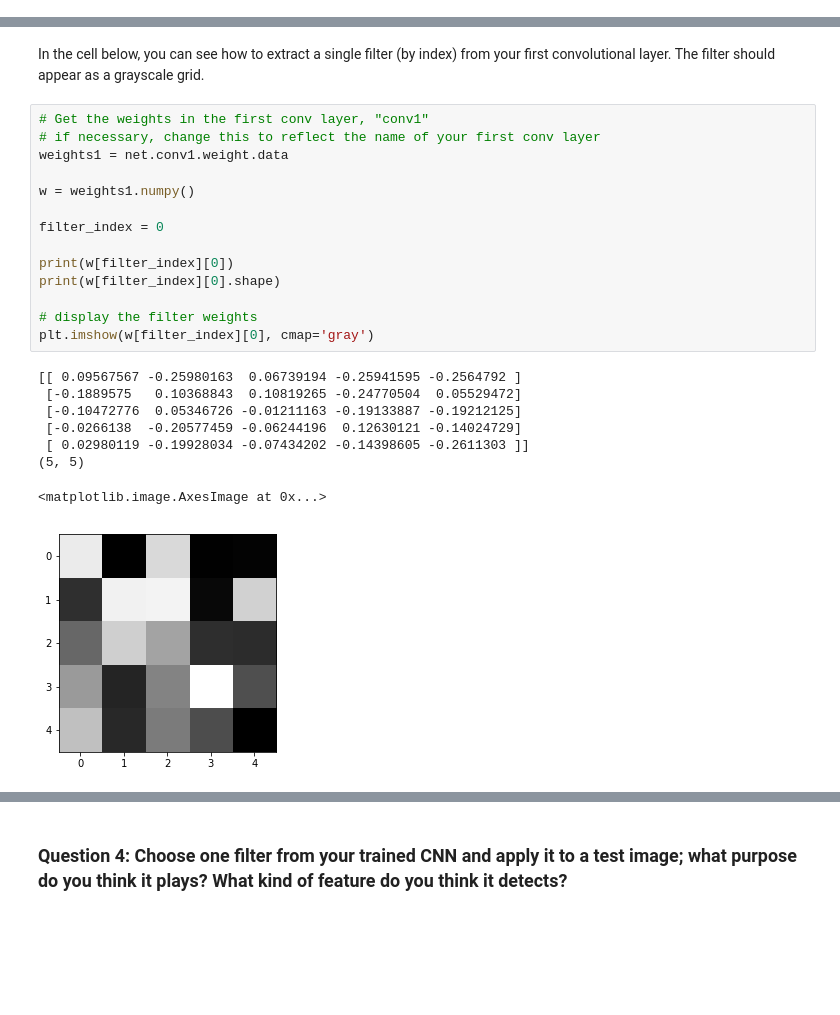
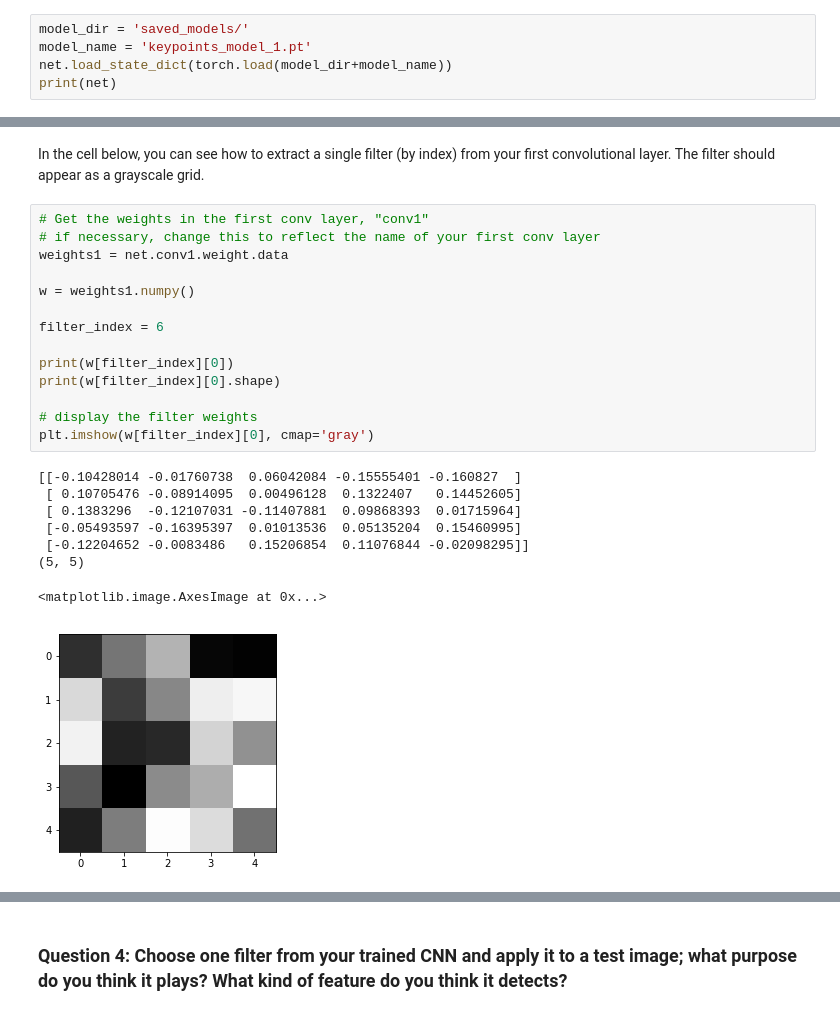
Before and after one commit to mikethreeacer/Facial-Keypoint-Detection, a Jupyter notebook: 2. Define the Network Architecture.ipynb, the cells around one changed output, grey strips where cells are left out. Cells and saved outputs as stored; diff of their text form; blank space fills up the shorter version.

```diff
--- a/2. Define the Network Architecture.ipynb
+++ b/2. Define the Network Architecture.ipynb
@@ -137,3 +137,8 @@ Net(
   (fc2): Linear(in_features=1000, out_features=1000, bias=True)
   (fc3): Linear(in_features=1000, out_features=136, bias=True)
 )
+# %%
+model_dir = 'saved_models/'
+model_name = 'keypoints_model_1.pt'
+net.load_state_dict(torch.load(model_dir+model_name))
+print(net)
@@ -704,26 +736,26 @@ In the cell below, you can see how to extract a single filter (by index) from yo
 # %%
 # Get the weights in the first conv layer, "conv1"
 # if necessary, change this to reflect the name of your first conv layer
 weights1 = net.conv1.weight.data
 
 w = weights1.numpy()
 
-filter_index = 0
+filter_index = 6
 
 print(w[filter_index][0])
 print(w[filter_index][0].shape)
 
 # display the filter weights
 plt.imshow(w[filter_index][0], cmap='gray')
 # %% [output]
-[[ 0.09567567 -0.25980163  0.06739194 -0.25941595 -0.2564792 ]
- [-0.1889575   0.10368843  0.10819265 -0.24770504  0.05529472]
- [-0.10472776  0.05346726 -0.01211163 -0.19133887 -0.19212125]
- [-0.0266138  -0.20577459 -0.06244196  0.12630121 -0.14024729]
- [ 0.02980119 -0.19928034 -0.07434202 -0.14398605 -0.2611303 ]]
+[[-0.10428014 -0.01760738  0.06042084 -0.15555401 -0.160827  ]
+ [ 0.10705476 -0.08914095  0.00496128  0.1322407   0.14452605]
+ [ 0.1383296  -0.12107031 -0.11407881  0.09868393  0.01715964]
+ [-0.05493597 -0.16395397  0.01013536  0.05135204  0.15460995]
+ [-0.12204652 -0.0083486   0.15206854  0.11076844 -0.02098295]]
 (5, 5)
 <matplotlib.image.AxesImage at 0x...>
-[figure, old version]
+[figure, new version]
 # %% [markdown]
 ## Feature maps
 
```
Also changed, not shown: parts of 13 cells of this notebook.
